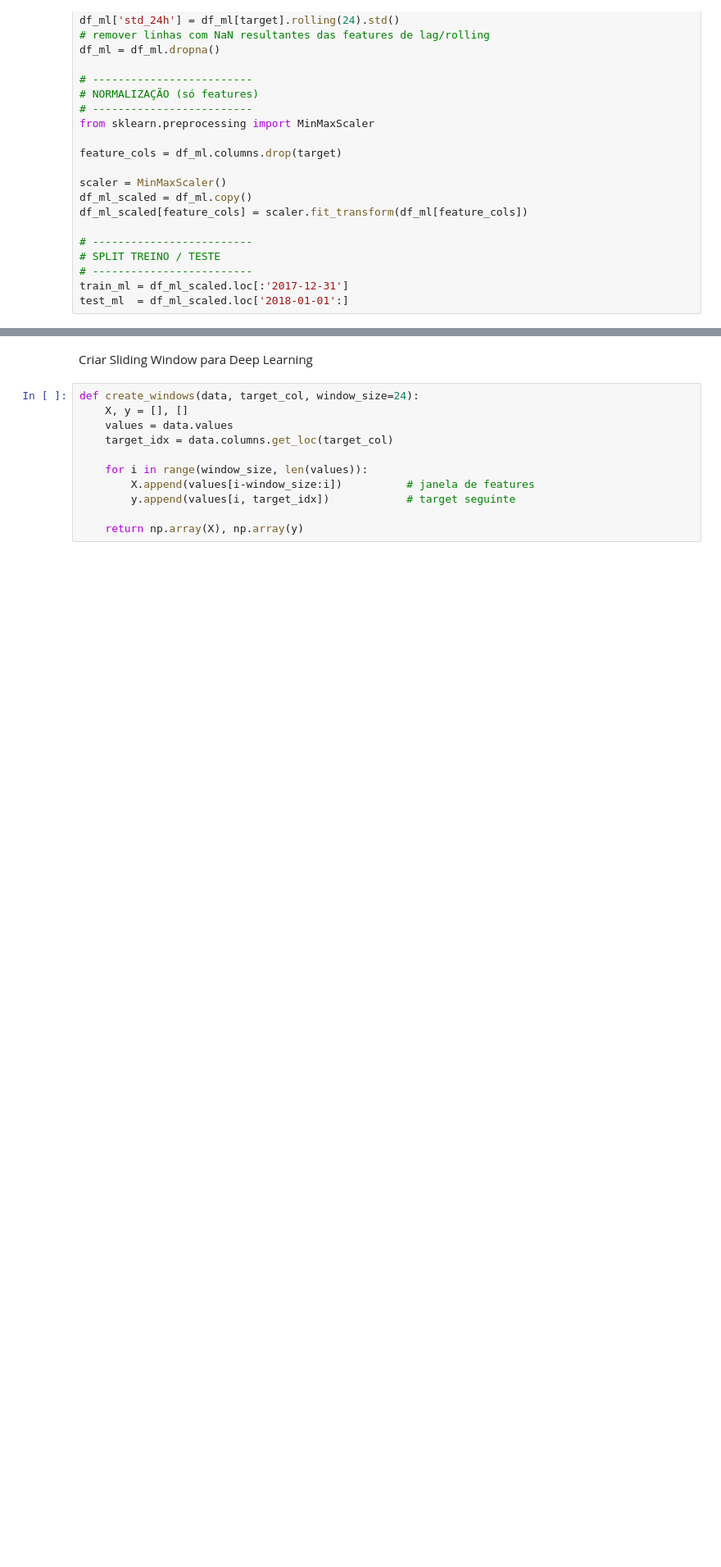
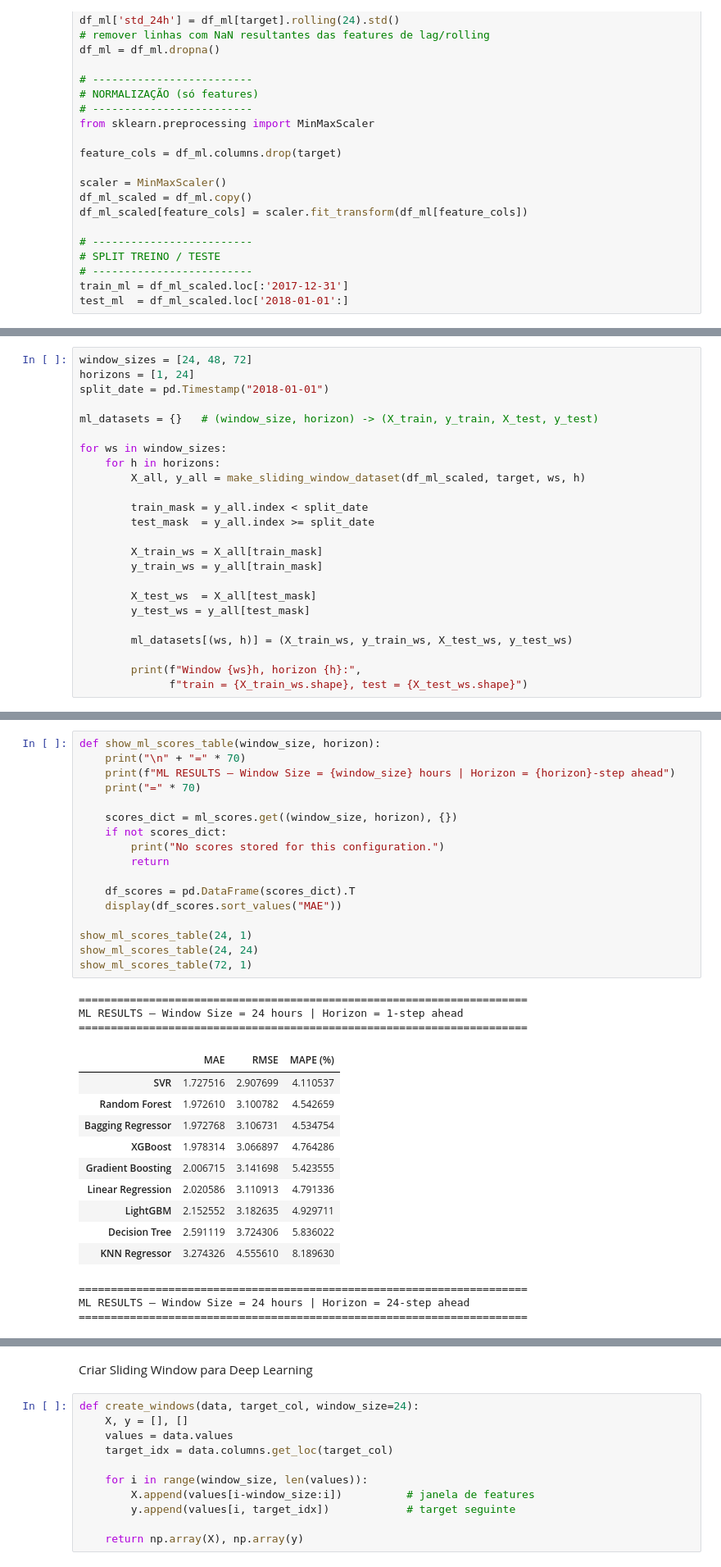
Before and after one commit to 1211882/MINDD_TP2_2025, a Jupyter notebook: project.ipynb, the cells around one changed output, grey strips where cells are left out. Shown at 82% size. Saved outputs shown, nothing was run; the diff lists cells and outputs as text; blank space fills up the shorter version.

```diff
--- a/project.ipynb
+++ b/project.ipynb
@@ -759,0 +840,24 @@ results_stat
+# %%
+window_sizes = [24, 48, 72]
+horizons = [1, 24]
+split_date = pd.Timestamp("2018-01-01")
+
+ml_datasets = {}   # (window_size, horizon) -> (X_train, y_train, X_test, y_test)
+
+for ws in window_sizes:
+    for h in horizons:
+        X_all, y_all = make_sliding_window_dataset(df_ml_scaled, target, ws, h)
+
+        train_mask = y_all.index < split_date
+        test_mask  = y_all.index >= split_date
+
+        X_train_ws = X_all[train_mask]
+        y_train_ws = y_all[train_mask]
+
+        X_test_ws  = X_all[test_mask]
+        y_test_ws = y_all[test_mask]
+
+        ml_datasets[(ws, h)] = (X_train_ws, y_train_ws, X_test_ws, y_test_ws)
+
+        print(f"Window {ws}h, horizon {h}:",
+              f"train = {X_train_ws.shape}, test = {X_test_ws.shape}")
@@ -759,0 +1173,34 @@ results_stat
+# %%
+def show_ml_scores_table(window_size, horizon):
+    print("\n" + "=" * 70)
+    print(f"ML RESULTS — Window Size = {window_size} hours | Horizon = {horizon}-step ahead")
+    print("=" * 70)
+
+    scores_dict = ml_scores.get((window_size, horizon), {})
+    if not scores_dict:
+        print("No scores stored for this configuration.")
+        return
+
+    df_scores = pd.DataFrame(scores_dict).T
+    display(df_scores.sort_values("MAE"))
+
+show_ml_scores_table(24, 1)
+show_ml_scores_table(24, 24)
+show_ml_scores_table(72, 1)
+# %% [output]
+======================================================================
+ML RESULTS — Window Size = 24 hours | Horizon = 1-step ahead
+======================================================================
+|  | MAE | RMSE | MAPE (%) |
+| SVR | 1.727516 | 2.907699 | 4.110537 |
+| Random Forest | 1.972610 | 3.100782 | 4.542659 |
+| Bagging Regressor | 1.972768 | 3.106731 | 4.534754 |
+| XGBoost | 1.978314 | 3.066897 | 4.764286 |
+| Gradient Boosting | 2.006715 | 3.141698 | 5.423555 |
+| Linear Regression | 2.020586 | 3.110913 | 4.791336 |
+| LightGBM | 2.152552 | 3.182635 | 4.929711 |
+| Decision Tree | 2.591119 | 3.724306 | 5.836022 |
+| KNN Regressor | 3.274326 | 4.555610 | 8.189630 |
+======================================================================
+ML RESULTS — Window Size = 24 hours | Horizon = 24-step ahead
+======================================================================
```
Also changed, not shown: parts of 46 cells of this notebook.
